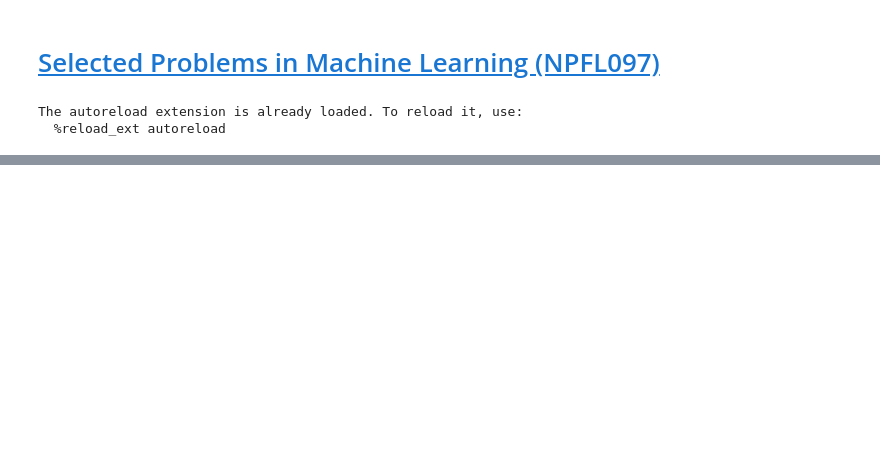
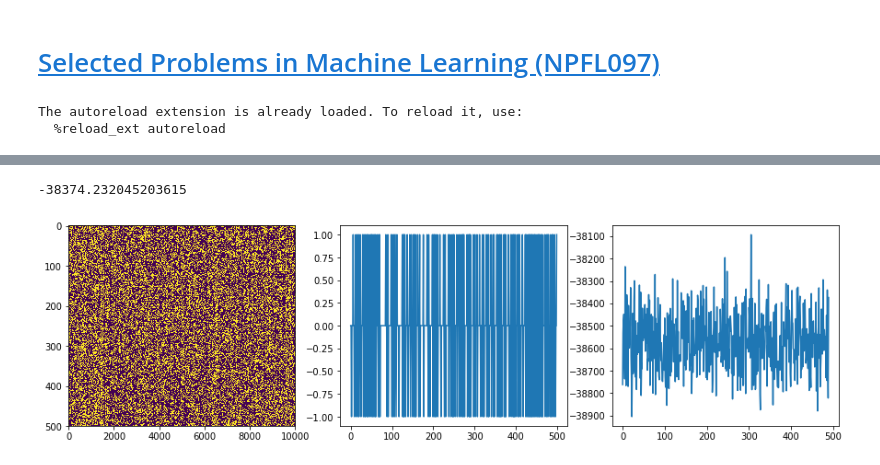
Before and after one commit to darthdeus/npfl097, a Jupyter notebook: Chinese Segmentation assignment.ipynb, the cells around one changed output, grey strips where cells are left out. Drawn from its saved outputs; the diff is of its cells as text; code cells hidden in the pictures; blank space fills up the shorter version.

```diff
--- a/Chinese Segmentation assignment.ipynb
+++ b/Chinese Segmentation assignment.ipynb
@@ -37,0 +13,2 @@ def cut_words(data, s):
+# %%
+data = segmentation.load_data()[:10000]
@@ -153,0 +24,3 @@ plt.plot(p_data[10:])
+# %%
+results = segmentation.fit(data, alpha = 4500, p_c = 0.9, num_iter = 2000)
+results[0]
@@ -153,0 +30,5 @@ plt.plot(p_data[10:])
+# %%
+segmentation.plot_results(*results)
+# %% [output]
+-38374.232045203615
+[figure, added]
```
Also changed, not shown: parts of 11 cells of this notebook, 2 other files.
